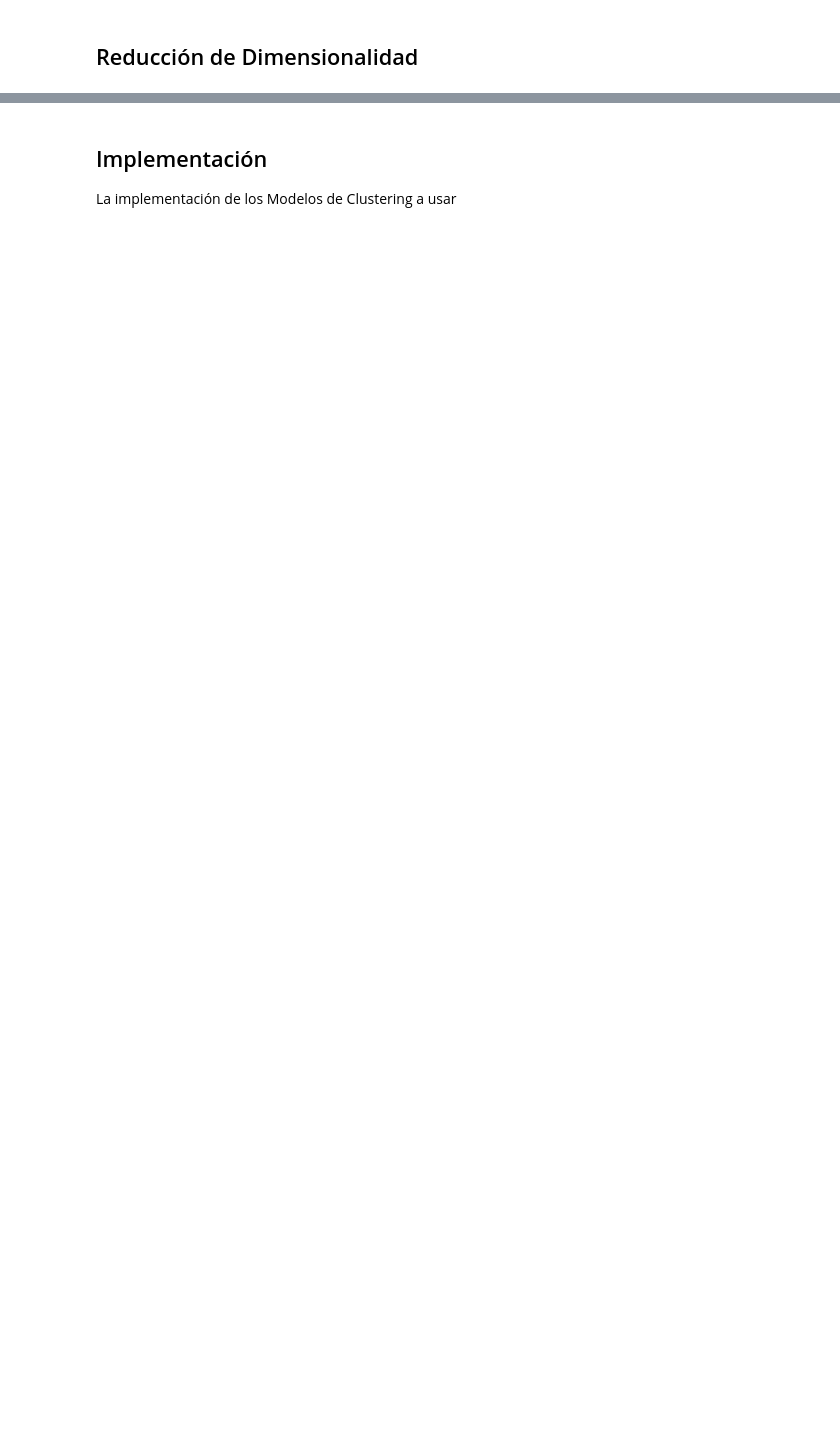
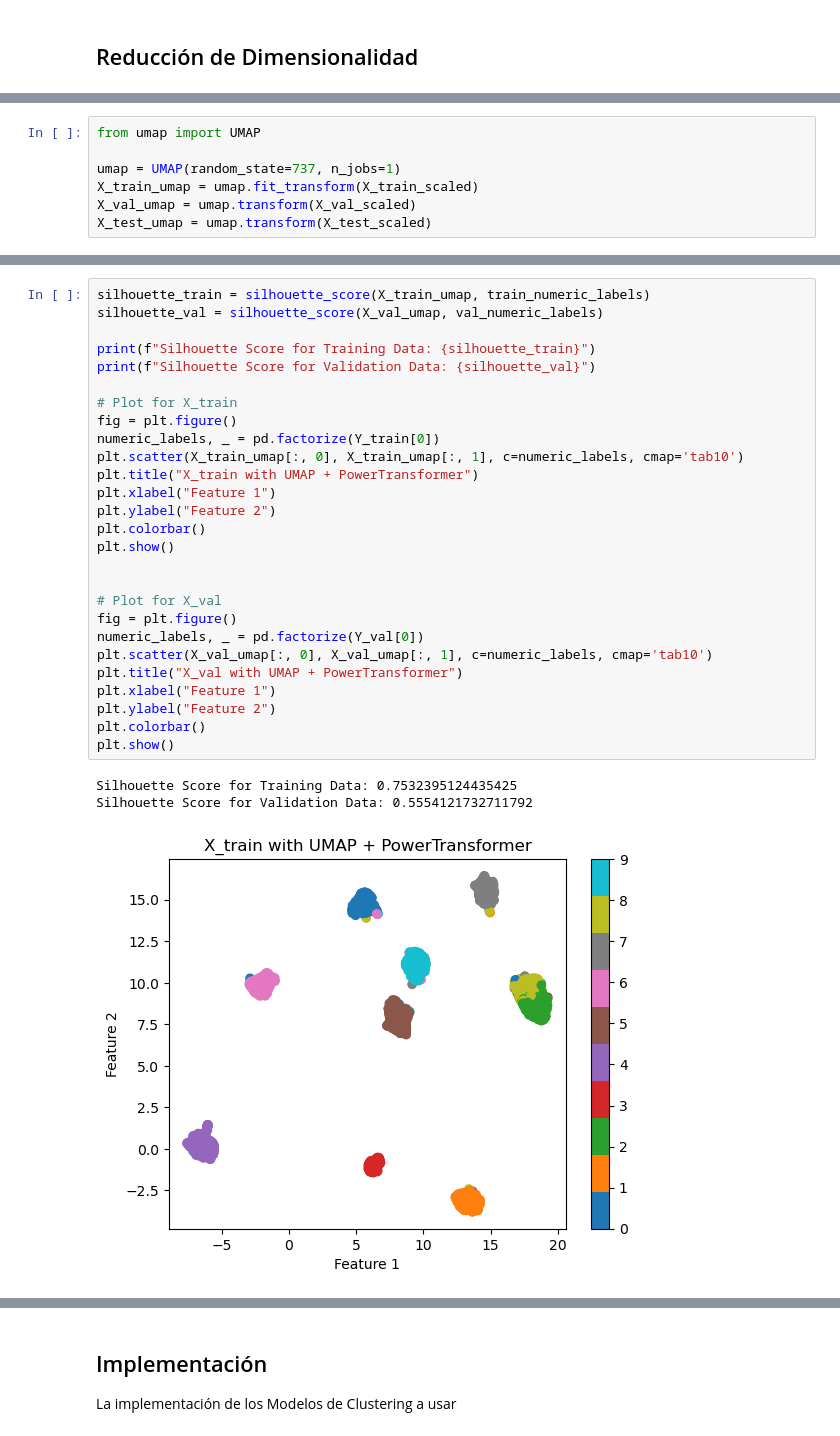
Before and after one commit to slamgLuke/HAClustering, a Jupyter notebook: main.ipynb, the cells around one changed output, grey strips where cells are left out. Cells and saved outputs as stored; diff of their text form; blank space fills up the shorter version.

```diff
--- a/main.ipynb
+++ b/main.ipynb
@@ -169,0 +264,7 @@ csv len:          6664
+# %%
+from umap import UMAP
+
+umap = UMAP(random_state=737, n_jobs=1)
+X_train_umap = umap.fit_transform(X_train_scaled)
+X_val_umap = umap.transform(X_val_scaled)
+X_test_umap = umap.transform(X_test_scaled)
@@ -169,0 +281,31 @@ csv len:          6664
+# %%
+silhouette_train = silhouette_score(X_train_umap, train_numeric_labels)
+silhouette_val = silhouette_score(X_val_umap, val_numeric_labels)
+
+print(f"Silhouette Score for Training Data: {silhouette_train}")
+print(f"Silhouette Score for Validation Data: {silhouette_val}")
+
+# Plot for X_train
+fig = plt.figure()
+numeric_labels, _ = pd.factorize(Y_train[0])
+plt.scatter(X_train_umap[:, 0], X_train_umap[:, 1], c=numeric_labels, cmap='tab10')
+plt.title("X_train with UMAP + PowerTransformer")
+plt.xlabel("Feature 1")
+plt.ylabel("Feature 2")
+plt.colorbar()
+plt.show()
+
+
+# Plot for X_val
+fig = plt.figure()
+numeric_labels, _ = pd.factorize(Y_val[0])
+plt.scatter(X_val_umap[:, 0], X_val_umap[:, 1], c=numeric_labels, cmap='tab10')
+plt.title("X_val with UMAP + PowerTransformer")
+plt.xlabel("Feature 1")
+plt.ylabel("Feature 2")
+plt.colorbar()
+plt.show()
+# %% [output]
+Silhouette Score for Training Data: 0.7532395124435425
+Silhouette Score for Validation Data: 0.5554121732711792
+[figure, added]
```
Also changed, not shown: parts of 20 cells of this notebook.
